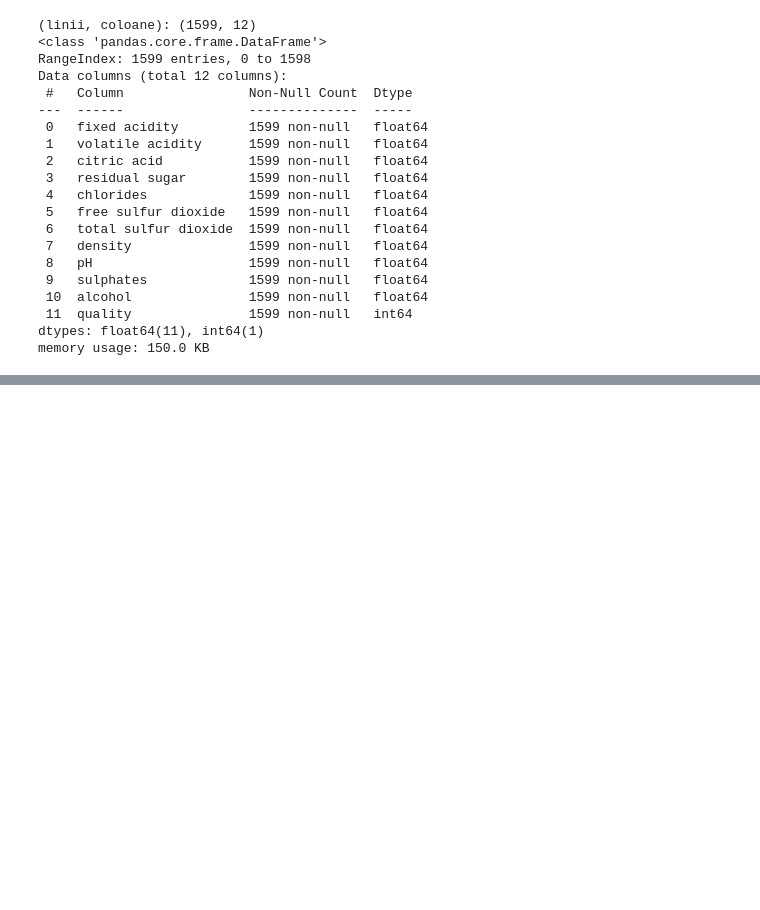
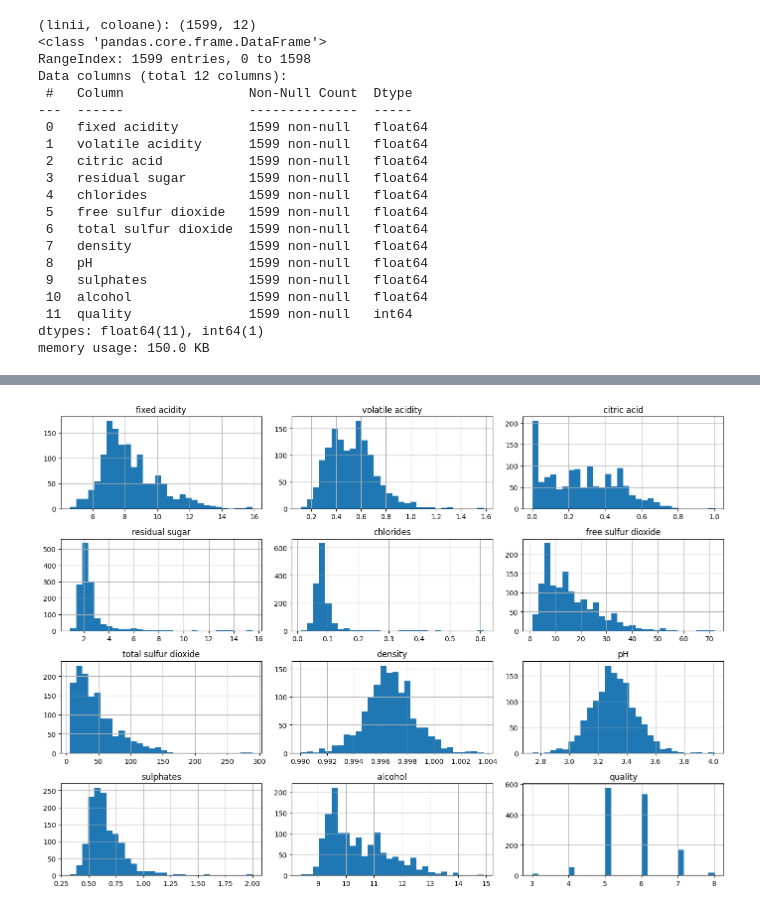
Before and after one commit to bratzaharia/django-react-CRUD, a Jupyter notebook: Project2_Wine_Quality_Scoring.ipynb, the cells around one changed output, grey strips where cells are left out. Saved outputs shown, nothing was run; the diff lists cells and outputs as text; code cells hidden in the pictures; blank space fills up the shorter version.

```diff
--- a/Project2_Wine_Quality_Scoring.ipynb
+++ b/Project2_Wine_Quality_Scoring.ipynb
@@ -64,0 +96,4 @@ memory usage: 150.0 KB
+# %%
+# delete duplicates
+df = df_raw.drop_duplicates().reset_index(drop=True)
+df.duplicated().sum()
@@ -64,0 +161,7 @@ memory usage: 150.0 KB
+# %%
+# EDA
+df.hist(figsize=(14,10), bins=30)
+plt.tight_layout()
+plt.show()
+# %% [output]
+[figure, added]
```
Also changed, not shown: parts of 7 cells of this notebook.
